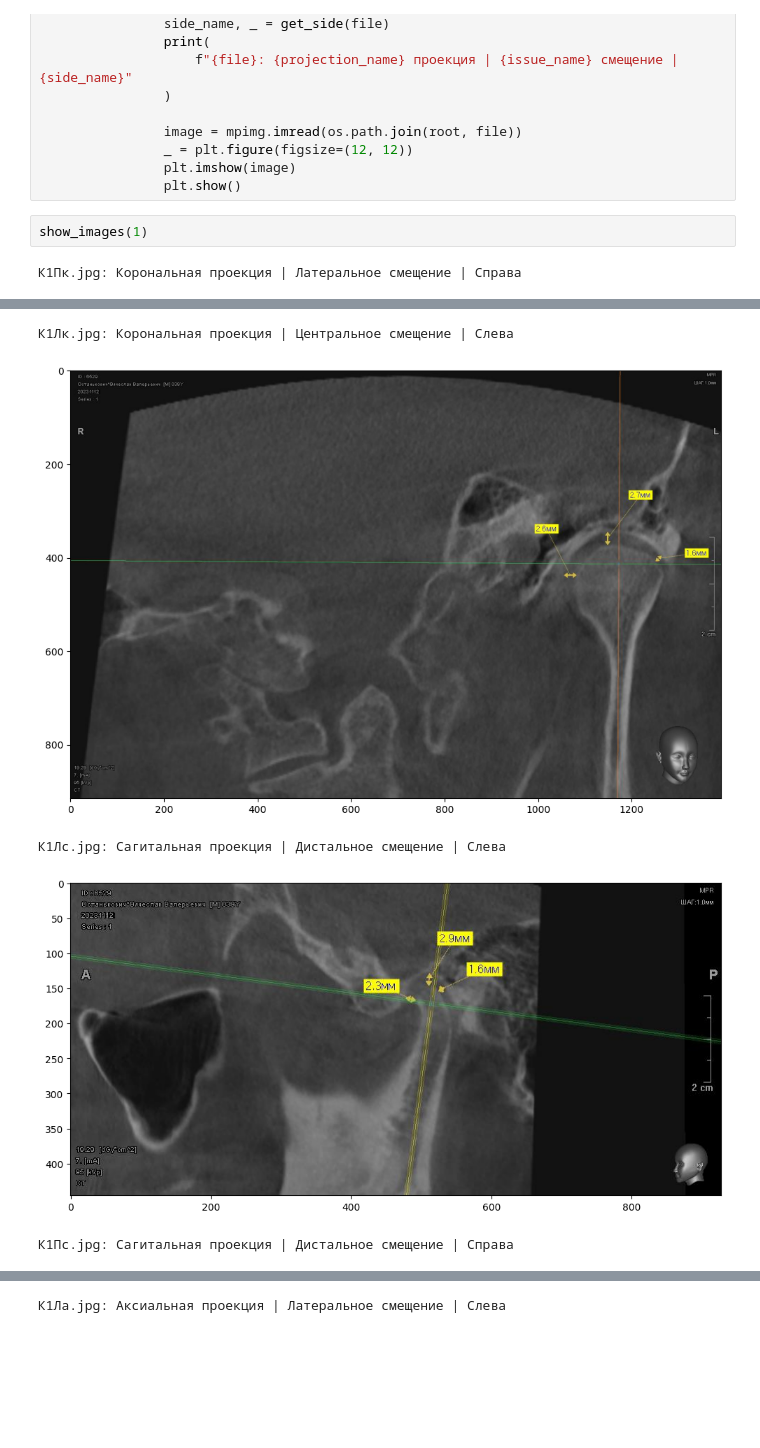
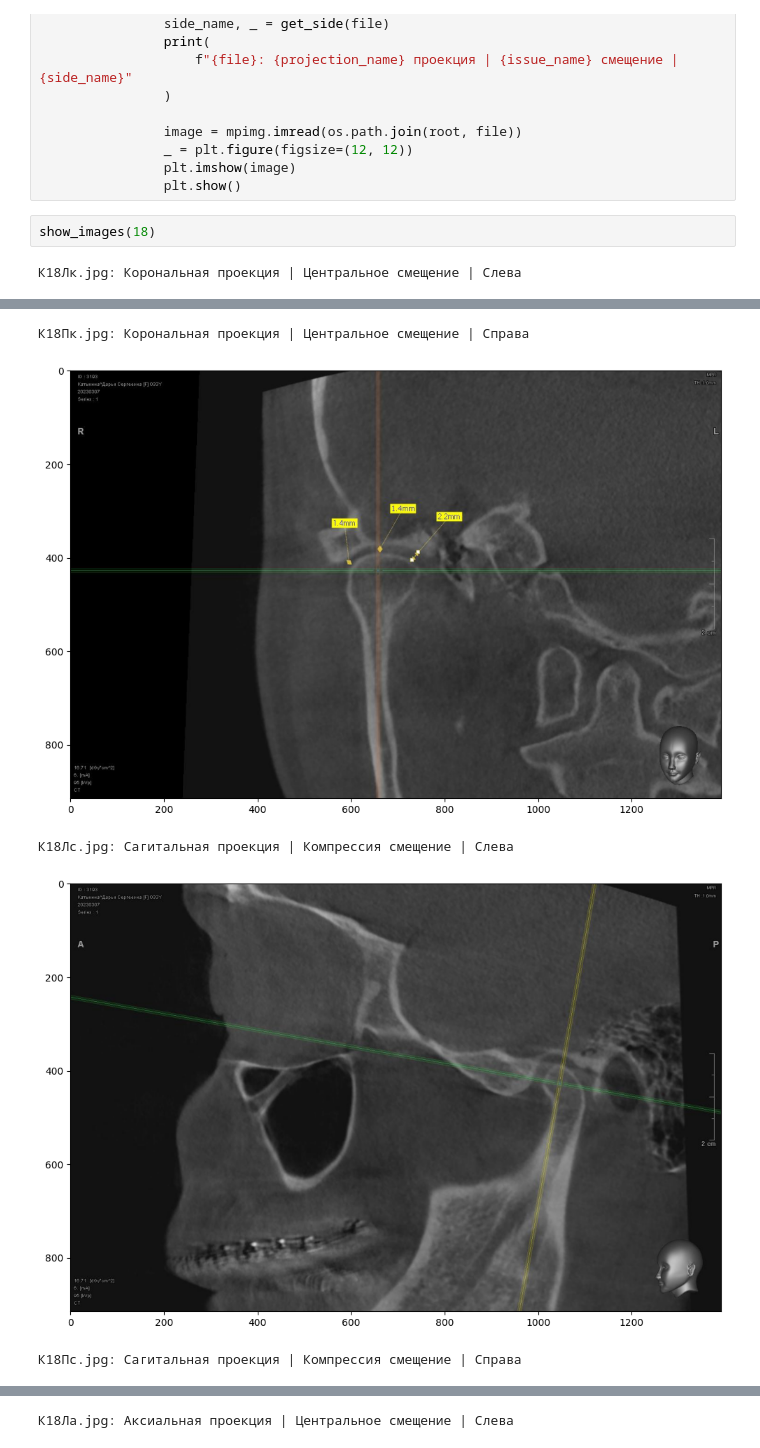
Before and after one commit to 19man72/Pathologies_ArtDental_g, a Jupyter notebook: Utkin Dmitry/single_study_observation.ipynb, the cells around one changed output, grey strips where cells are left out. Drawn from its saved outputs; the diff is of its cells as text; blank space fills up the shorter version.

```diff
--- a/Utkin Dmitry/single_study_observation.ipynb
+++ b/Utkin Dmitry/single_study_observation.ipynb
@@ -27,6 +27,6 @@ def show_images(study_id):
                 plt.imshow(image)
                 plt.show()
 # %%
-show_images(1)
+show_images(18)
 # %% [output]
-К1Пк.jpg: Корональная проекция | Латеральное смещение | Справа
+К18Лк.jpg: Корональная проекция | Центральное смещение | Слева
@@ -34,5 +34,5 @@ show_images(1)
-К1Лк.jpg: Корональная проекция | Центральное смещение | Слева
+К18Пк.jpg: Корональная проекция | Центральное смещение | Справа
-[figure, old version]
+[figure, new version]
-К1Лс.jpg: Сагитальная проекция | Дистальное смещение | Слева
+К18Лс.jpg: Сагитальная проекция | Компрессия смещение | Слева
-[figure, old version]
+[figure, new version]
-К1Пс.jpg: Сагитальная проекция | Дистальное смещение | Справа
+К18Пс.jpg: Сагитальная проекция | Компрессия смещение | Справа
@@ -40 +40 @@ show_images(1)
-К1Ла.jpg: Аксиальная проекция | Латеральное смещение | Слева
+К18Ла.jpg: Аксиальная проекция | Центральное смещение | Слева
```
Also changed, not shown: parts of 1 cell of this notebook, 2 other files.
